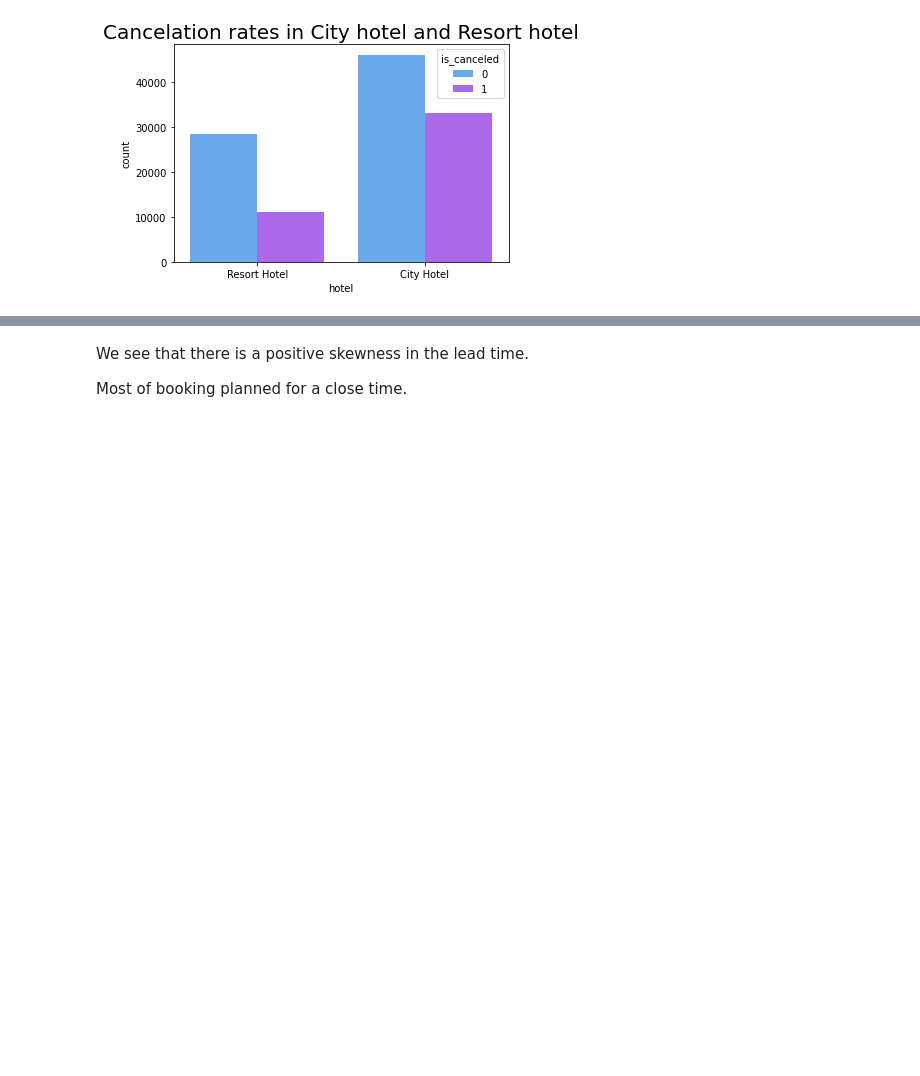
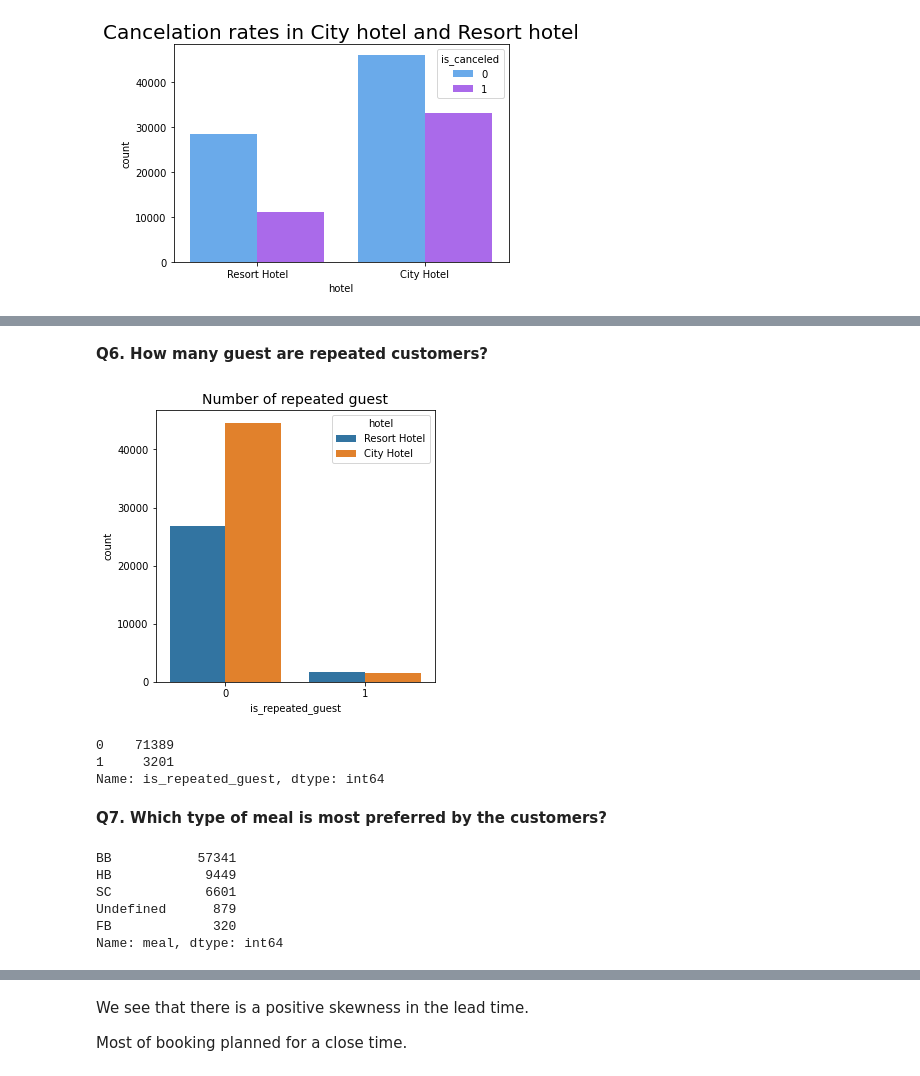
Before and after one commit to iam-ajitkumartoppo/hotel-booking-analysis, a Jupyter notebook: EDA_Hotel_Booking_Analysis_Capstone_Project.ipynb, the cells around one changed output, grey strips where cells are left out. Drawn from its saved outputs; the diff is of its cells as text; code cells hidden in the pictures; blank space fills up the shorter version.

```diff
--- a/EDA_Hotel_Booking_Analysis_Capstone_Project.ipynb
+++ b/EDA_Hotel_Booking_Analysis_Capstone_Project.ipynb
@@ -489,0 +347,25 @@ plt.show()
+# %% [markdown]
+**Q6. How many guest are repeated customers?**
+# %%
+plt.figure(figsize=(5,5))
+sns.countplot(data = df_1, x = 'is_repeated_guest', hue = 'hotel').set_title('Number of repeated guest', fontsize = 14)
+plt.show()
+# %% [output]
+[figure, added]
+# %%
+df_1.is_repeated_guest.value_counts()
+# %% [output]
+0    71389
+1     3201
+Name: is_repeated_guest, dtype: int64
+# %% [markdown]
+**Q7. Which type of meal is most preferred by the customers?**
+# %%
+df_1.meal.value_counts()
+# %% [output]
+BB           57341
+HB            9449
+SC            6601
+Undefined      879
+FB             320
+Name: meal, dtype: int64
```
Also changed, not shown: parts of 76 cells of this notebook.
